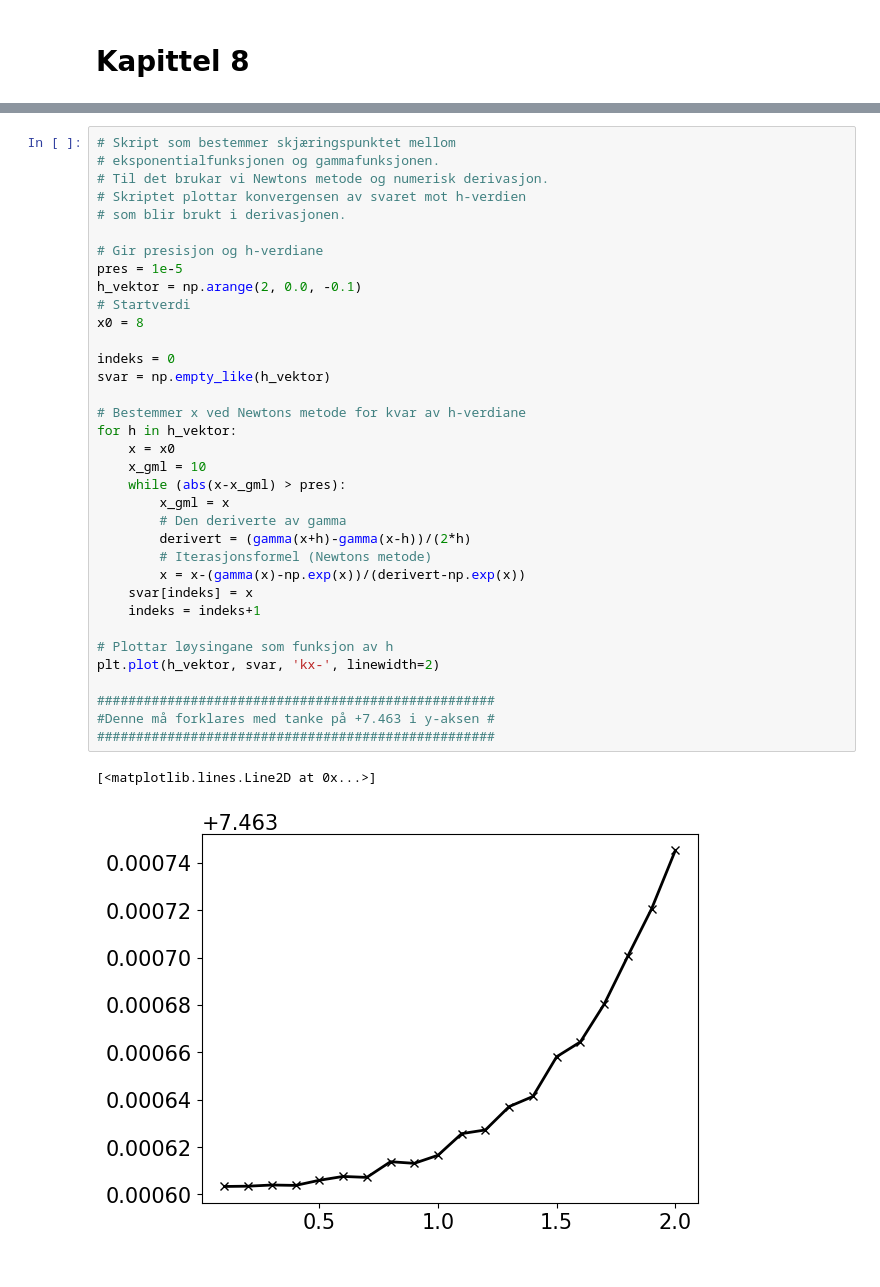
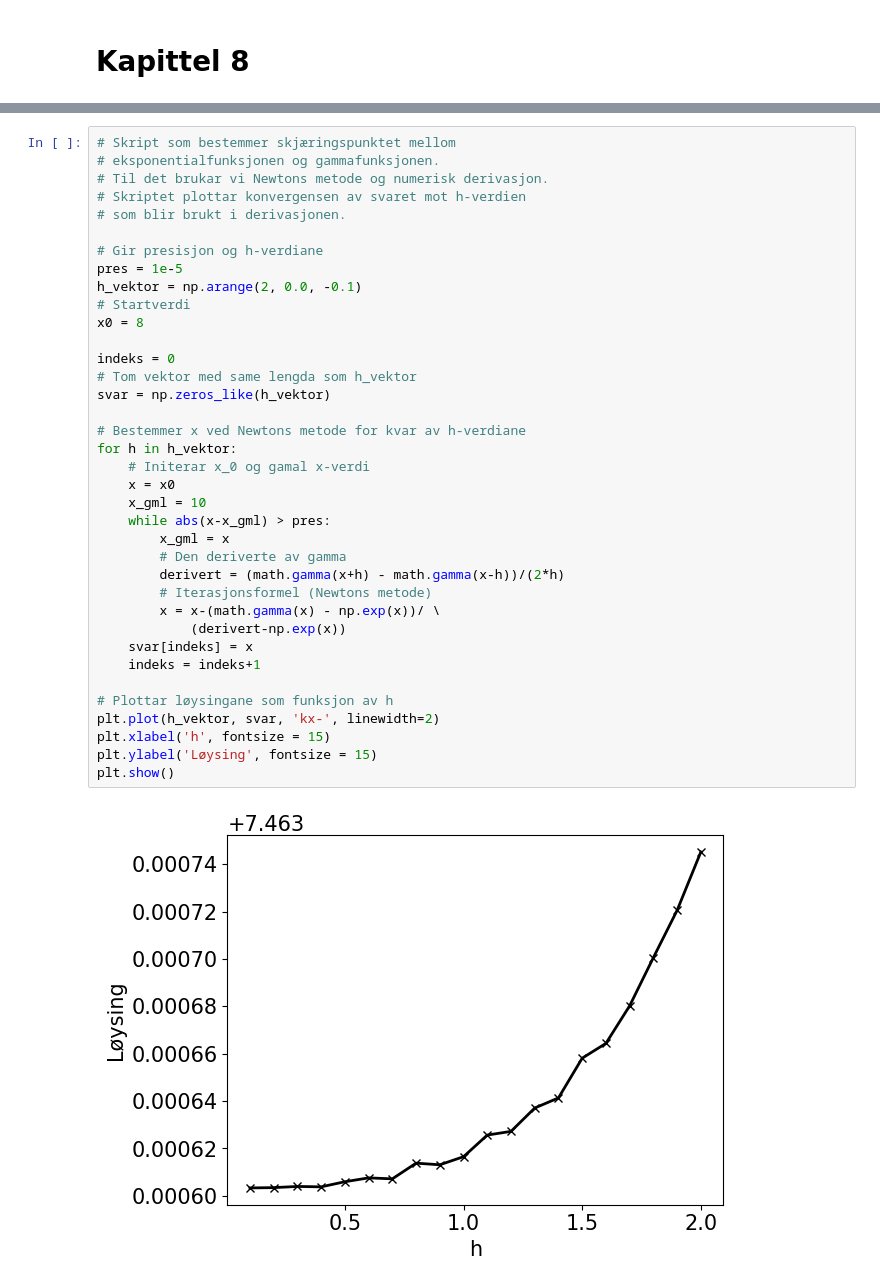
Before and after one commit to nummet/nummet, a Jupyter notebook: Kap_08_Numerisk_derivasjon/Numerisk_derivasjon_Python.ipynb, the cells around one changed output, grey strips where cells are left out. Cells and saved outputs as stored; diff of their text form.

```diff
--- a/Kap_08_Numerisk_derivasjon/Numerisk_derivasjon_Python.ipynb
+++ b/Kap_08_Numerisk_derivasjon/Numerisk_derivasjon_Python.ipynb
@@ -52,41 +61,42 @@ plt.plot(aar, folk_deriv/folk*100, 'k-', linewidth=2)
 # %%
 # Skript som bestemmer skjæringspunktet mellom
 # eksponentialfunksjonen og gammafunksjonen.
 # Til det brukar vi Newtons metode og numerisk derivasjon.
 # Skriptet plottar konvergensen av svaret mot h-verdien
 # som blir brukt i derivasjonen.
 
 # Gir presisjon og h-verdiane
 pres = 1e-5
 h_vektor = np.arange(2, 0.0, -0.1)
 # Startverdi
 x0 = 8
 
 indeks = 0
-svar = np.empty_like(h_vektor)
+# Tom vektor med same lengda som h_vektor
+svar = np.zeros_like(h_vektor)
 
 # Bestemmer x ved Newtons metode for kvar av h-verdiane
 for h in h_vektor:
+    # Initerar x_0 og gamal x-verdi
     x = x0
     x_gml = 10
-    while (abs(x-x_gml) > pres):
+    while abs(x-x_gml) > pres:
         x_gml = x
         # Den deriverte av gamma
-        derivert = (gamma(x+h)-gamma(x-h))/(2*h)
+        derivert = (math.gamma(x+h) - math.gamma(x-h))/(2*h)
         # Iterasjonsformel (Newtons metode)
-        x = x-(gamma(x)-np.exp(x))/(derivert-np.exp(x))
+        x = x-(math.gamma(x) - np.exp(x))/ \
+            (derivert-np.exp(x))
     svar[indeks] = x
     indeks = indeks+1
 
 # Plottar løysingane som funksjon av h
 plt.plot(h_vektor, svar, 'kx-', linewidth=2)
-
-###################################################
-#Denne må forklares med tanke på +7.463 i y-aksen #
-###################################################
+plt.xlabel('h', fontsize = 15)
+plt.ylabel('Løysing', fontsize = 15)
+plt.show()
 # %% [output]
-[<matplotlib.lines.Line2D at 0x...>]
-[figure, old version]
+[figure, new version]
 # %%
 # Skript som plottar feilen i ulike estimat for
 # den deriverte.
```
Also changed, not shown: parts of 3 cells of this notebook, 2 other files.
